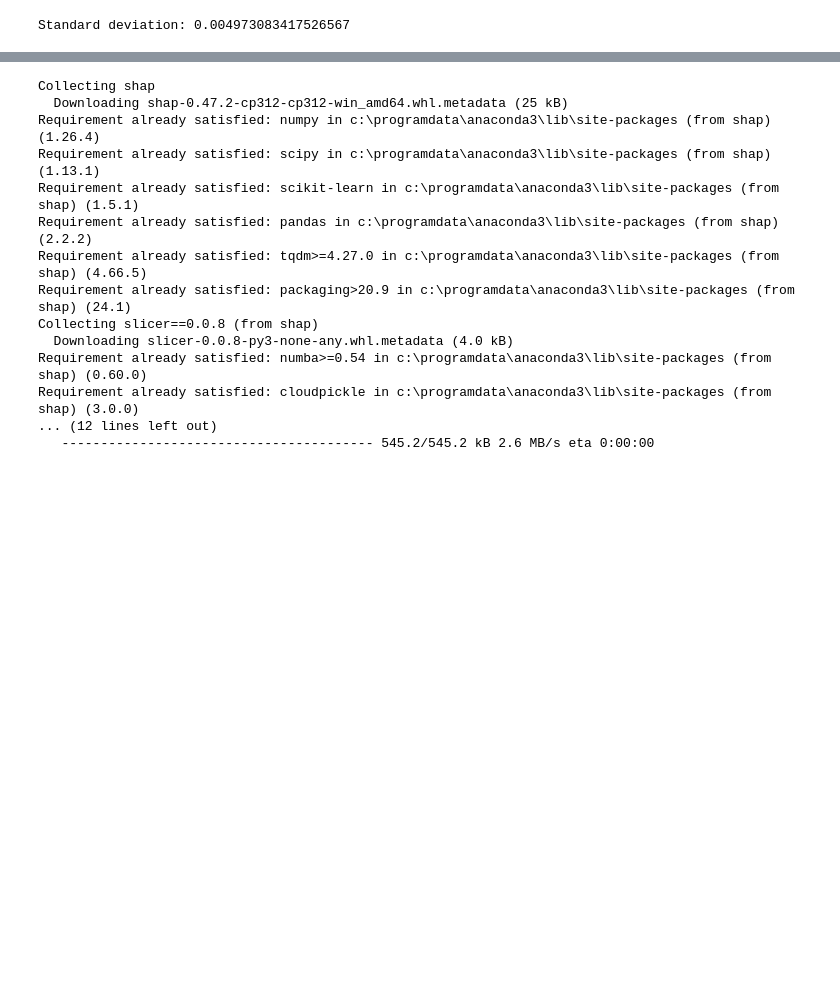
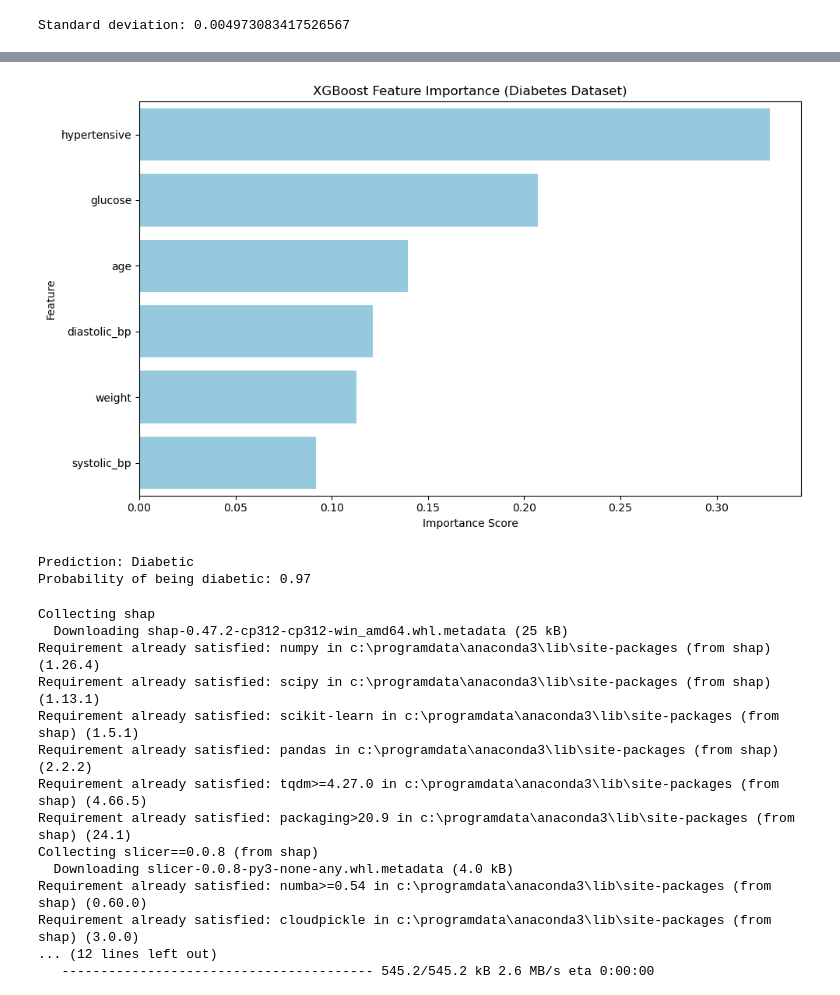
Before and after one commit to JoesphK/DEPIGradProject, a Jupyter notebook: HC.ipynb, the cells around one changed output, grey strips where cells are left out. Cells and saved outputs as stored; diff of their text form; code cells hidden in the pictures; blank space fills up the shorter version.

Commit message:
New_dataset

```diff
--- a/HC.ipynb
+++ b/HC.ipynb
@@ -804,7 +804,7 @@ from sklearn.preprocessing import LabelEncoder
 
 # Define features and target
 features = ['glucose', 'hypertensive', 'diastolic_bp', 'systolic_bp',
-            'weight']
+            'weight','age']
 
 target = 'diabetic'  # replace with your actual target column name
 
@@ -909 +929,68 @@ Standard deviation: 0.004973083417526567
+# %%
+import pandas as pd
+import matplotlib.pyplot as plt
+import seaborn as sns
+from xgboost import XGBClassifier
+from sklearn.model_selection import train_test_split
+
+# Example: Load your data (replace with your dataset)
+# df = pd.read_csv('diabetes.csv')
+# X = df.drop('Outcome', axis=1)
+# y = df['Outcome']
+features = ['glucose', 'hypertensive', 'diastolic_bp', 'systolic_bp',
+            'weight','age']
+X = df_balanced[features]
+y = df_balanced[target]
+# Split your data
+X_train, X_test, y_train, y_test = train_test_split(X, y, test_size=0.1, random_state=42)
+
+# Train an XGBoost model
+model = XGBClassifier(eval_metric='logloss')
+model.fit(X_train, y_train)
+
+# Get feature importances
+importances = model.feature_importances_
+feature_names = X.columns
+
+# Create DataFrame for plotting
+feat_imp_df = pd.DataFrame({
+    'Feature': feature_names,
+    'Importance': importances
+}).sort_values(by='Importance', ascending=False)
+
+# Plot feature importance
+plt.figure(figsize=(10, 6))
+#sns.barplot(x='Importance', y='Feature', data=feat_imp_df, palette='mako')
+sns.barplot(x='Importance', y='Feature', data=feat_imp_df, color='skyblue')  # simpler
+plt.title('XGBoost Feature Importance (Diabetes Dataset)')
+plt.xlabel('Importance Score')
+plt.ylabel('Feature')
+plt.tight_layout()
+plt.show()
+# %% [output]
+[figure, added]
+# %%
+# Example input (replace with actual values)
+new_data = pd.DataFrame([{
+    'glucose': 200 / 18,  # ≈ 19.44 mmol/L
+    'hypertensive': 0,
+    'diastolic_bp': 100,
+    'systolic_bp': 300,
+    'weight': 70,
+    'age': 60,
+    #'pulse_rate':96
+    # add missing features with default or zero values if needed
+}])
+
+
+# Predict probability
+proba = model.predict_proba(new_data)[0][1]
+prediction = model.predict(new_data)[0]
+
+# Output
+print(f"Prediction: {'Diabetic' if prediction == 1 else 'Not Diabetic'}")
+print(f"Probability of being diabetic: {proba:.2f}")
+# %% [output]
+Prediction: Diabetic
+Probability of being diabetic: 0.97
 # %%
```
Also changed, not shown: parts of 5 cells of this notebook.
